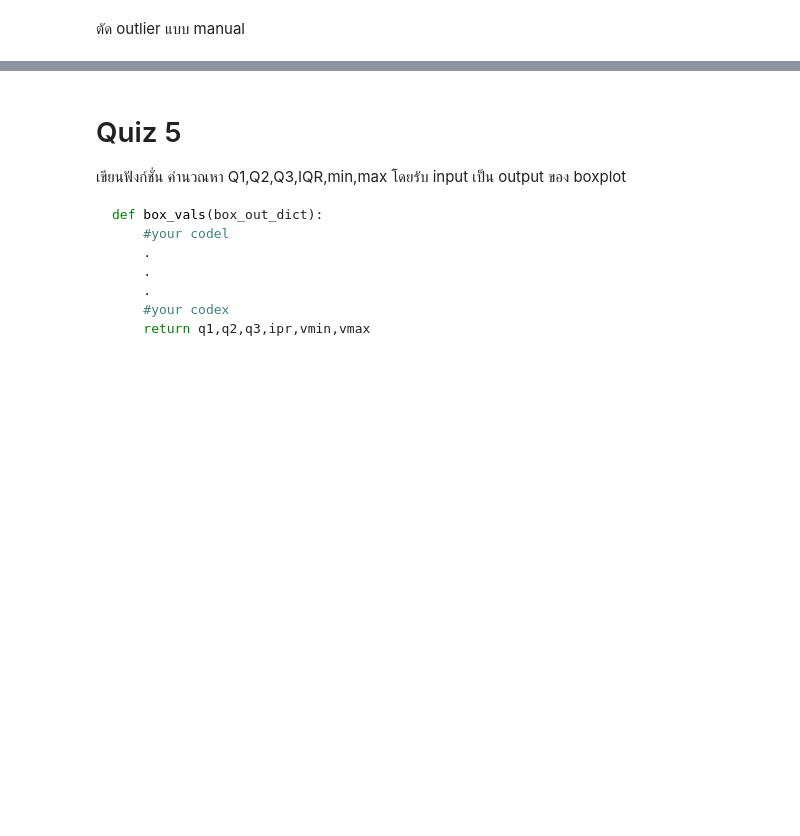
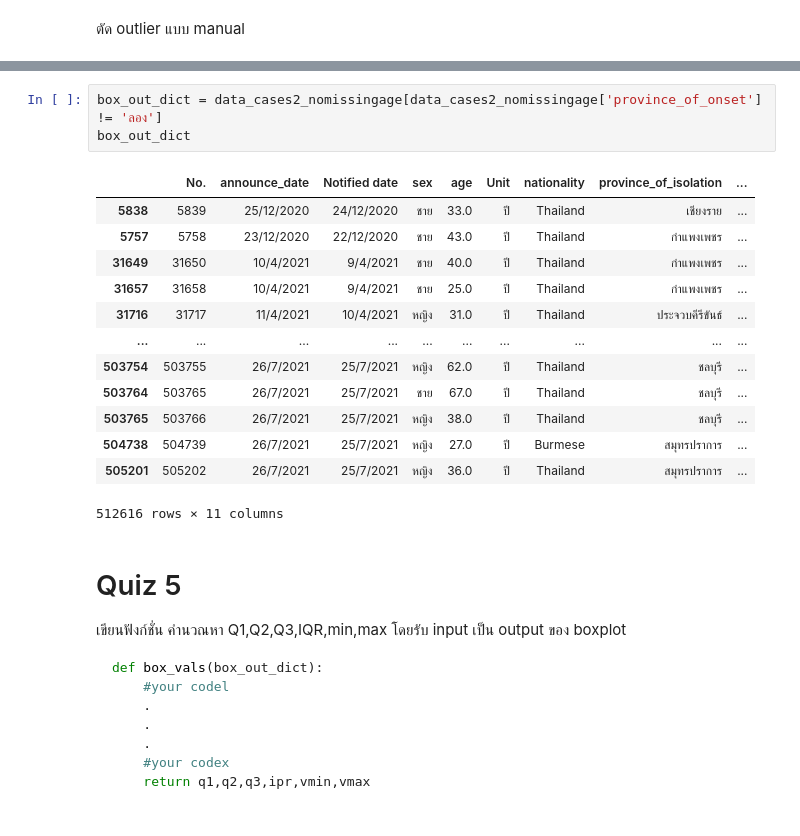
Before and after one commit to 623020514-5/DWDM21, a Jupyter notebook: Data_Preprocessing(Chapter3).ipynb, the cells around one changed output, grey strips where cells are left out. Saved outputs shown, nothing was run; the diff lists cells and outputs as text; blank space fills up the shorter version.

```diff
--- a/Data_Preprocessing(Chapter3).ipynb
+++ b/Data_Preprocessing(Chapter3).ipynb
@@ -1124,4 +1124,21 @@ data_cases2_nomissingage[data_cases2_nomissingage['province_of_onset'] != 'ล
 512616 rows × 11 columns
+# %%
+box_out_dict = data_cases2_nomissingage[data_cases2_nomissingage['province_of_onset'] != 'ลอง']
+box_out_dict
+# %% [output]
+|  | No. | announce_date | Notified date | sex | age | Unit | nationality | province_of_isolation | ... |
+| 5838 | 5839 | 25/12/2020 | 24/12/2020 | ชาย | 33.0 | ปี | Thailand | เชียงราย | ... |
+| 5757 | 5758 | 23/12/2020 | 22/12/2020 | ชาย | 43.0 | ปี | Thailand | กำแพงเพชร | ... |
+| 31649 | 31650 | 10/4/2021 | 9/4/2021 | ชาย | 40.0 | ปี | Thailand | กำแพงเพชร | ... |
+| 31657 | 31658 | 10/4/2021 | 9/4/2021 | ชาย | 25.0 | ปี | Thailand | กำแพงเพชร | ... |
+| 31716 | 31717 | 11/4/2021 | 10/4/2021 | หญิง | 31.0 | ปี | Thailand | ประจวบคีรีขันธ์ | ... |
+| ... | ... | ... | ... | ... | ... | ... | ... | ... | ... |
+| 503754 | 503755 | 26/7/2021 | 25/7/2021 | หญิง | 62.0 | ปี | Thailand | ชลบุรี | ... |
+| 503764 | 503765 | 26/7/2021 | 25/7/2021 | ชาย | 67.0 | ปี | Thailand | ชลบุรี | ... |
+| 503765 | 503766 | 26/7/2021 | 25/7/2021 | หญิง | 38.0 | ปี | Thailand | ชลบุรี | ... |
+| 504738 | 504739 | 26/7/2021 | 25/7/2021 | หญิง | 27.0 | ปี | Burmese | สมุทรปราการ | ... |
+| 505201 | 505202 | 26/7/2021 | 25/7/2021 | หญิง | 36.0 | ปี | Thailand | สมุทรปราการ | ... |
+512616 rows × 11 columns
 # %% [markdown]
 # Quiz 5
 
```
Also changed, not shown: parts of 8 cells of this notebook.
